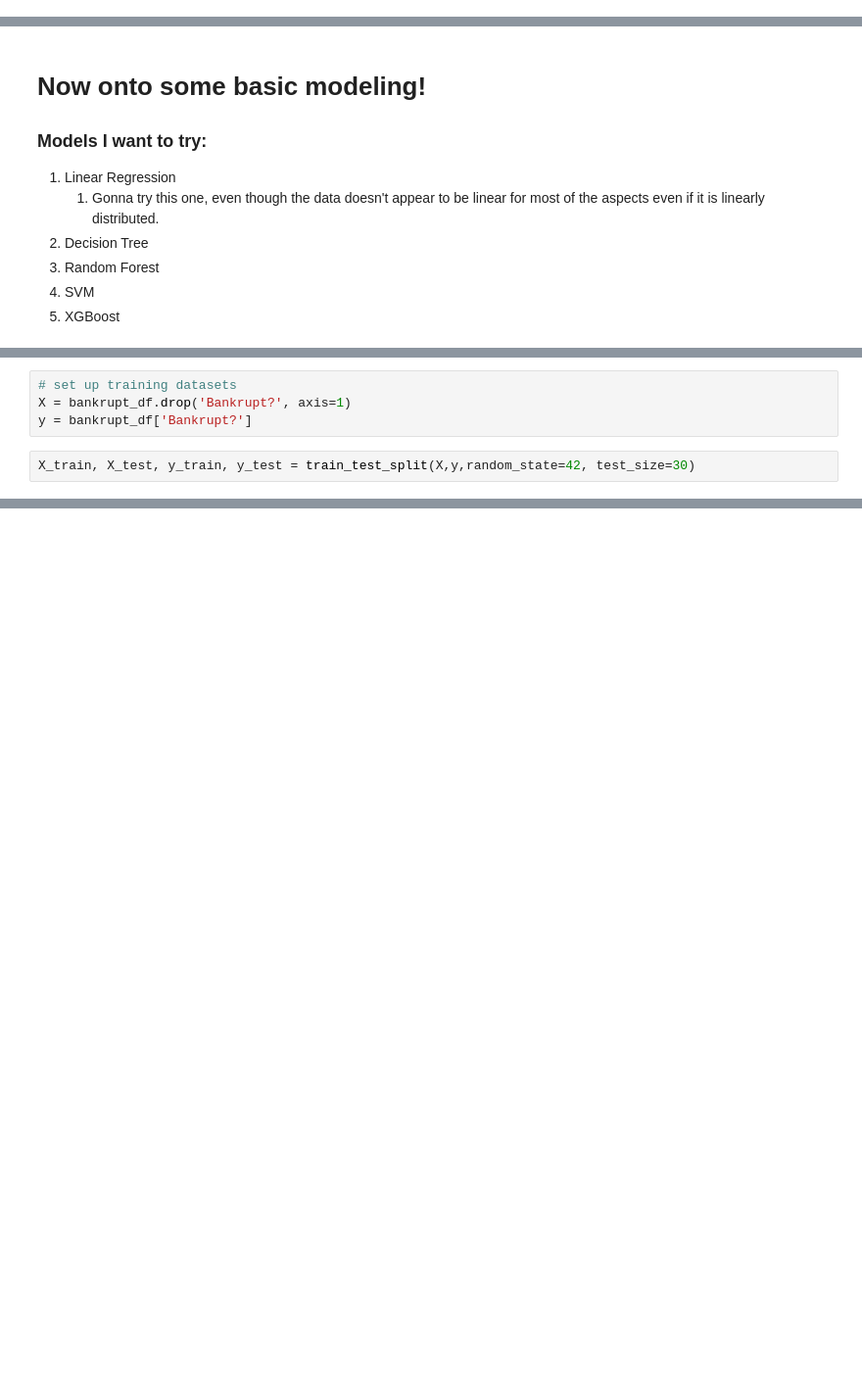
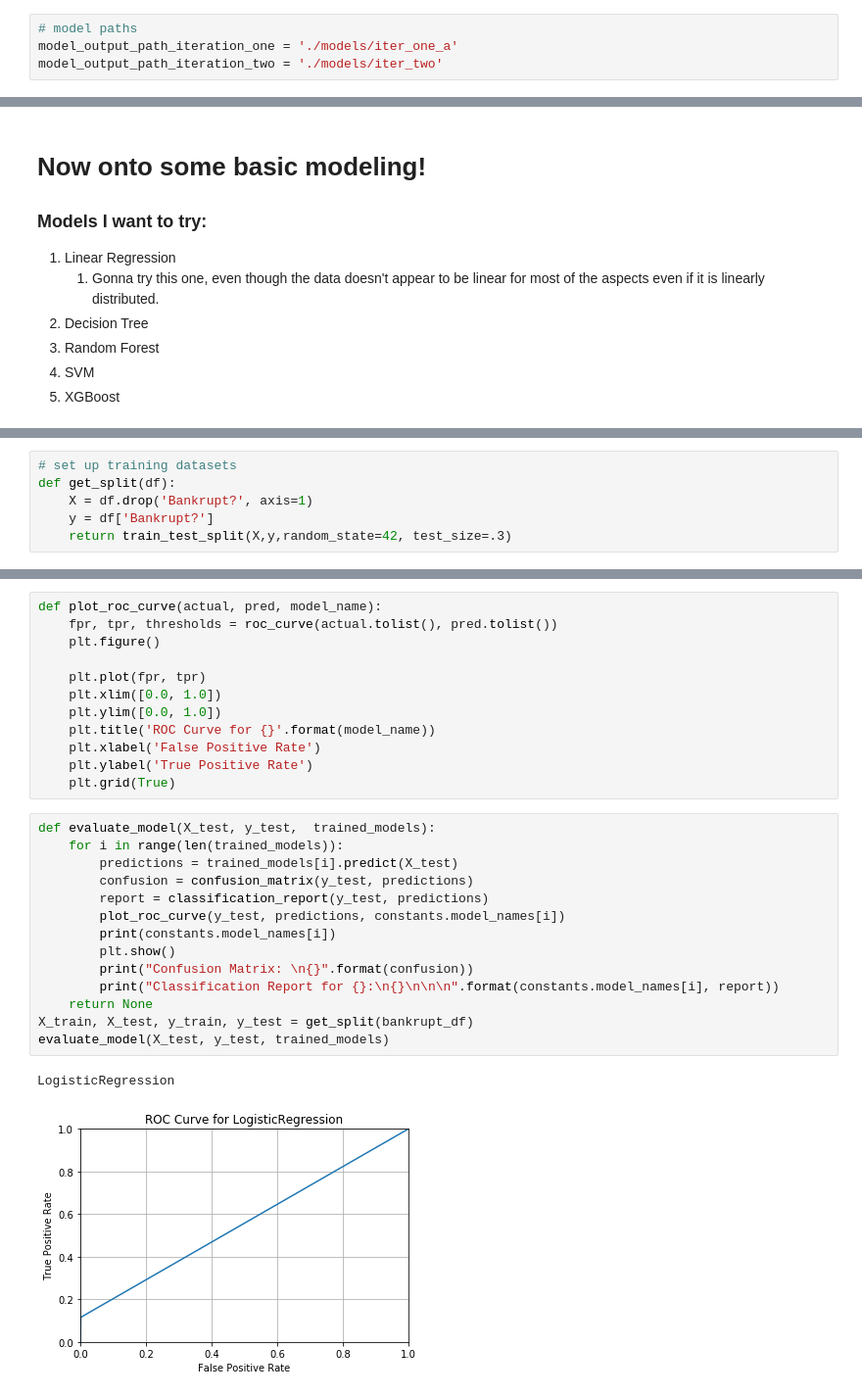
Before and after one commit to ebrunette/UdacityDataScienceNanoDegree, a Jupyter notebook: capstone_project/Bankrupt_EDA.ipynb, the cells around one changed output, grey strips where cells are left out. Shown: that part at 98% size. Cells and saved outputs as stored; diff of their text form; blank space fills up the shorter version.

Commit message:
feat: Added in another iteration and trained up the models for it.

```diff
--- a/capstone_project/Bankrupt_EDA.ipynb
+++ b/capstone_project/Bankrupt_EDA.ipynb
@@ -4,6 +7,10 @@ import matplotlib.pyplot as plt
 # %%
 # read in the csv
 bankrupt_df = pd.read_csv('./data/data.csv')
+# %%
+# model paths
+model_output_path_iteration_one = './models/iter_one_a'
+model_output_path_iteration_two = './models/iter_two'
 # %%
 #make sure we read in the data correctly
 bankrupt_df.head()
@@ -142,8 +140,8 @@ import constants
 import pickle
 # %%
 # set up training datasets
-X = bankrupt_df.drop('Bankrupt?', axis=1)
-y = bankrupt_df['Bankrupt?']
+def get_split(df):
+    X = df.drop('Bankrupt?', axis=1)
+    y = df['Bankrupt?']
+    return train_test_split(X,y,random_state=42, test_size=.3)
-# %%
-X_train, X_test, y_train, y_test = train_test_split(X,y,random_state=42, test_size=30)
 # %%
@@ -180,0 +185,29 @@ for model in trained_models:
+# %%
+def plot_roc_curve(actual, pred, model_name):
+    fpr, tpr, thresholds = roc_curve(actual.tolist(), pred.tolist())
+    plt.figure()
+
+    plt.plot(fpr, tpr)
+    plt.xlim([0.0, 1.0])
+    plt.ylim([0.0, 1.0])
+    plt.title('ROC Curve for {}'.format(model_name))
+    plt.xlabel('False Positive Rate')
+    plt.ylabel('True Positive Rate')
+    plt.grid(True)
+# %%
+def evaluate_model(X_test, y_test,  trained_models):
+    for i in range(len(trained_models)):
+        predictions = trained_models[i].predict(X_test)
+        confusion = confusion_matrix(y_test, predictions)
+        report = classification_report(y_test, predictions)
+        plot_roc_curve(y_test, predictions, constants.model_names[i])
+        print(constants.model_names[i])
+        plt.show()
+        print("Confusion Matrix: \n{}".format(confusion))
+        print("Classification Report for {}:\n{}\n\n\n".format(constants.model_names[i], report))
+    return None
+X_train, X_test, y_train, y_test = get_split(bankrupt_df)
+evaluate_model(X_test, y_test, trained_models)
+# %% [output]
+LogisticRegression
+[figure, added]
```
Also changed, not shown: parts of 11 cells of this notebook, 1 other file.
